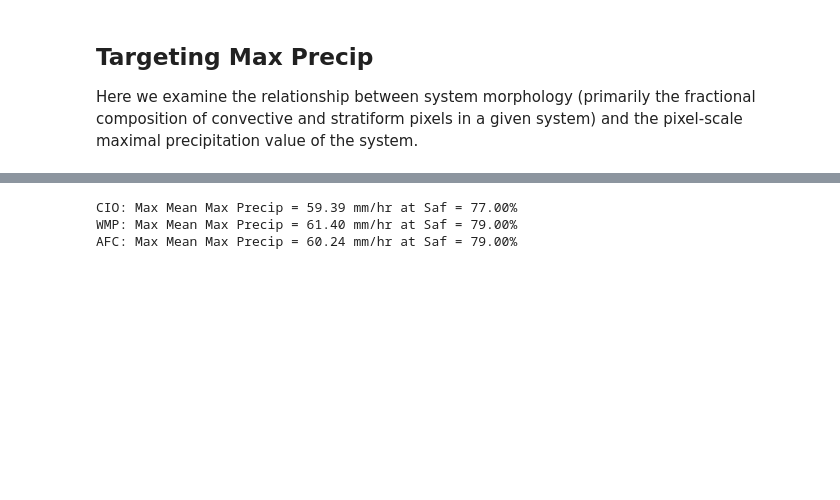
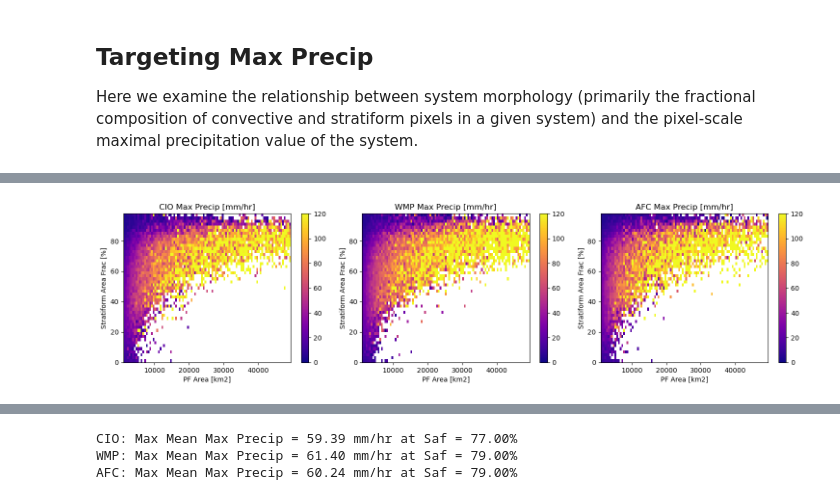
Before and after one commit to pedroanguloumana/extreme_precipitation_in_gpm, a Jupyter notebook: notebooks/role_of_stratiform_anvil.ipynb, the cells around one changed output, grey strips where cells are left out. Drawn from its saved outputs; the diff is of its cells as text; code cells hidden in the pictures; blank space fills up the shorter version.

```diff
--- a/notebooks/role_of_stratiform_anvil.ipynb
+++ b/notebooks/role_of_stratiform_anvil.ipynb
@@ -41,0 +43,28 @@ fig.tight_layout(pad=1)
+# %%
+# Comparing max precip and stratiform area frac
+fig, axs = plt.subplots(ncols=3, figsize=(15, 4))
+for ax, region in zip(axs.ravel(), [cio_region(), wmp_region(), afc_region()]):
+
+    pf_stats = load_pf_crh(region.name, 2)
+    crh = pf_stats.num_pixels*25
+    saf = 100*(pf_stats.num_strat_pixels)/(pf_stats.num_pixels)
+    # saf = 100*(pf_stats.total_strat_precip)/(pf_stats.total_precip)
+    data_to_bin = pf_stats.max_precip # change to crh or saf to check that axes are correct
+    # data_to_bin = pf_stats.total_precip/pf_stats.num_pixels
+    crh_bins = np.arange(1000, 50_000, 500)
+    saf_bins = np.arange(0, 100, 2)
+
+    hist = binned_statistic_2d(saf, crh, data_to_bin, bins=[saf_bins, crh_bins]).statistic
+    xmesh, ymesh = np.meshgrid(array_midpoints(crh_bins), array_midpoints(saf_bins))
+    cmap = plt.cm.plasma
+    norm = colors.Normalize(vmin=0, vmax=120)
+    c = ax.pcolormesh(xmesh, ymesh, hist, cmap=cmap, norm=norm)
+    ax.set_xlabel('PF Area [km2]')
+    ax.set_ylabel('Stratiform Area Frac [%]')
+    cb = fig.colorbar(c)
+    ax.set_title(f'{region.name} Max Precip [mm/hr]')
+
+
+fig.tight_layout(pad=1)
+# %% [output]
+[figure, added]
```
Also changed, not shown: parts of 4 cells of this notebook, 18 other files.
